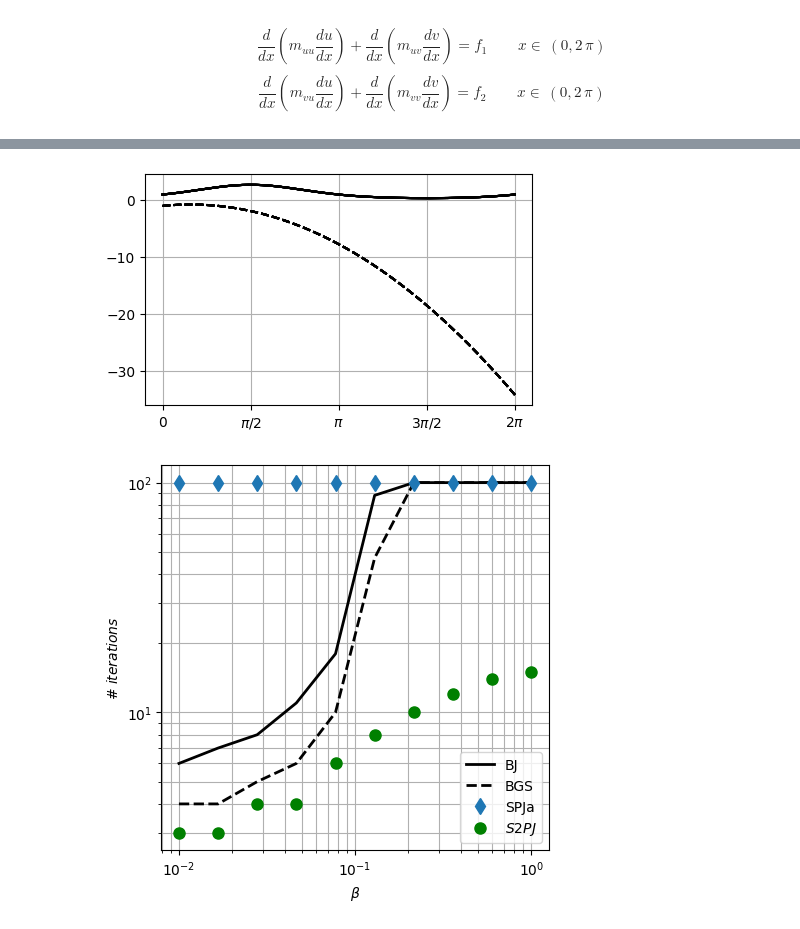
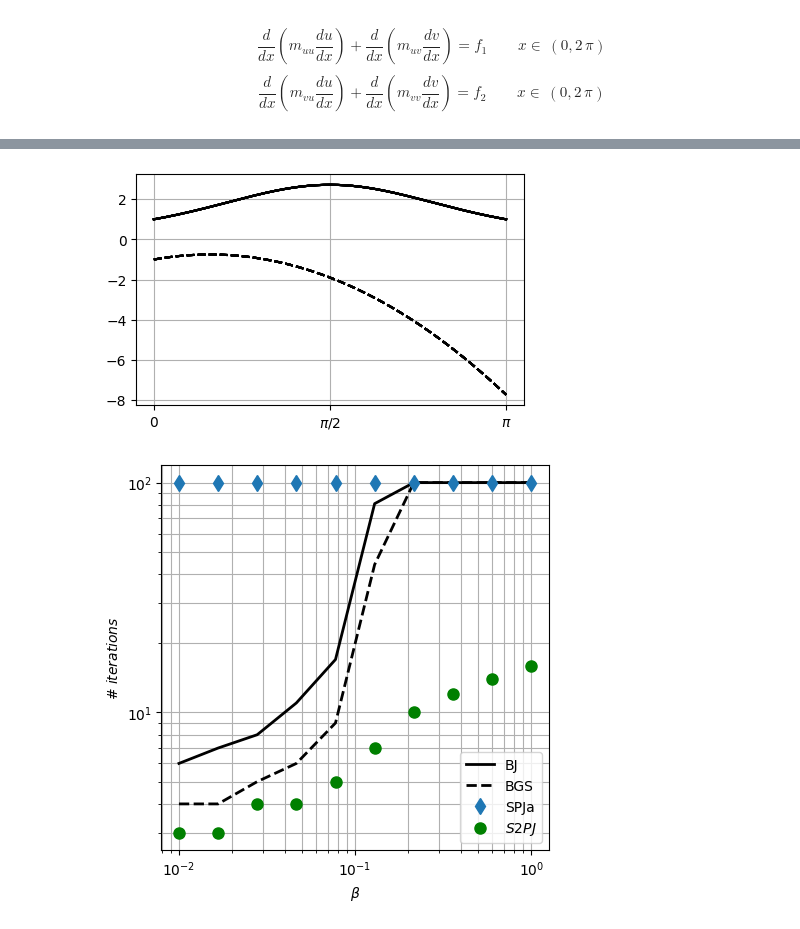
Before and after one commit to multiform-UoN/splittingschemes, a Jupyter notebook: python/fvm1D_quadLaplacian.ipynb, the cells around one changed output, grey strips where cells are left out. Saved outputs shown, nothing was run; the diff lists cells and outputs as text; code cells hidden in the pictures.

```diff
--- a/python/fvm1D_quadLaplacian.ipynb
+++ b/python/fvm1D_quadLaplacian.ipynb
@@ -72,14 +72,14 @@ def f_1(x, kwargs):
 def f_2(x, kwargs):
     return dfmvudx(x, kwargs)*du_soldx(x, kwargs) + fmvu(x, kwargs)*d2u_soldx2(x, kwargs) + dfmvvdx(x, kwargs)*dv_soldx(x, kwargs) + fmvv(x, kwargs)*d2v_soldx2(x, kwargs)
 # %%
-L = 2.0*np.pi
-N = 1024
+L = np.pi
+N = 128
 dx = np.divide(L, N)
 x = np.linspace(0, L, N+1)
 xc = np.linspace(0.5*dx, L-0.5*dx, N)
 xfine = np.linspace(0, L, 1000)
 nit_max = 10
-toll = 1e-12
+toll = 1e-6
 
 kwargs = {
     # muu coefficients
@@ -221,5 +225,5 @@ plt.show()
 # %%
-L = 2.0*np.pi
+L = np.pi
 N = 128
 dx = np.divide(L, N)
 x = np.linspace(0, L, N+1)
@@ -406,32 +410,32 @@ axs2.loglog(beta, err['SPJa']['nit'],'d', linestyle='',       label=f"SPJa", lin
 # axs2.loglog(beta, err['SPJv']['nit'],'o', linestyle='',       label=f"SPJv", linewidth=linewidth, markersize=markersize)
 # axs2.loglog(beta, err['La']['nit'],   'rP-', label=r'$La$')
 # axs2.loglog(beta, err['Lu']['nit'],   'bP-', label=r'$Lu$')
 # axs2.loglog(beta, err['Lv']['nit'],   'gP-', label=r'$Lv$')
 axs2.loglog(beta, err['S2PJ']['nit'], 'og', label=r'$S2PJ$', linewidth=linewidth, markersize=markersize)
 axs2.set_xlabel(r"$\beta$")
 axs2.set_ylabel(r"$\#~iterations$")
 axs2.grid(which='both')
 axs2.legend()
 fig2.savefig('./figures/quadlaplacian_varbeta_iterations_100-1e-6.pdf')
 
 
 axs3.loglog(beta, err['mono']['u_errl2'], 's-', label=r'$Monolithic$')
 axs3.loglog(beta, err['BJ']['u_errl2'],   'k.-', label=r'$BJ$')
 axs3.loglog(beta, err['BGS']['u_errl2'],  'r.-', label=r'$BGS$')
 axs3.loglog(beta, err['SPJa']['u_errl2'], 'r>-', label=r'$SPJa$')
 # axs3.loglog(beta, err['SPJu']['u_errl2'], 'b>-', label=r'$SPJu$')
 # axs3.loglog(beta, err['SPJv']['u_errl2'], 'g>-', label=r'$SPJv$')
 # axs3.loglog(beta, err['La']['u_errl2'],   'rP-', label=r'$La$')
 # axs3.loglog(beta, err['Lu']['u_errl2'],   'bP-', label=r'$Lu$')
 # axs3.loglog(beta, err['Lv']['u_errl2'],   'gP-', label=r'$Lv$')
 axs3.loglog(beta, err['S2PJ']['u_errl2'], 'k3-', label=r'$S2PJ$', markersize=10)
 axs3.set_xlabel(r"$\beta$")
 axs3.set_ylabel(r"$||u(x_f)-u_h(x_f)||_{\mathbb{R}^N}$")#
 axs3.grid()
 axs3.legend()
 # fig3.savefig('./figures/dualporosity_varbeta_error-fixed-iterations-50.pdf')
 
 plt.show()
 # %% [output]
-[figure, old version]
+[figure, new version]
-[figure, old version]
+[figure, new version]
```
Also changed, not shown: parts of 2 cells of this notebook, 6 other files.
